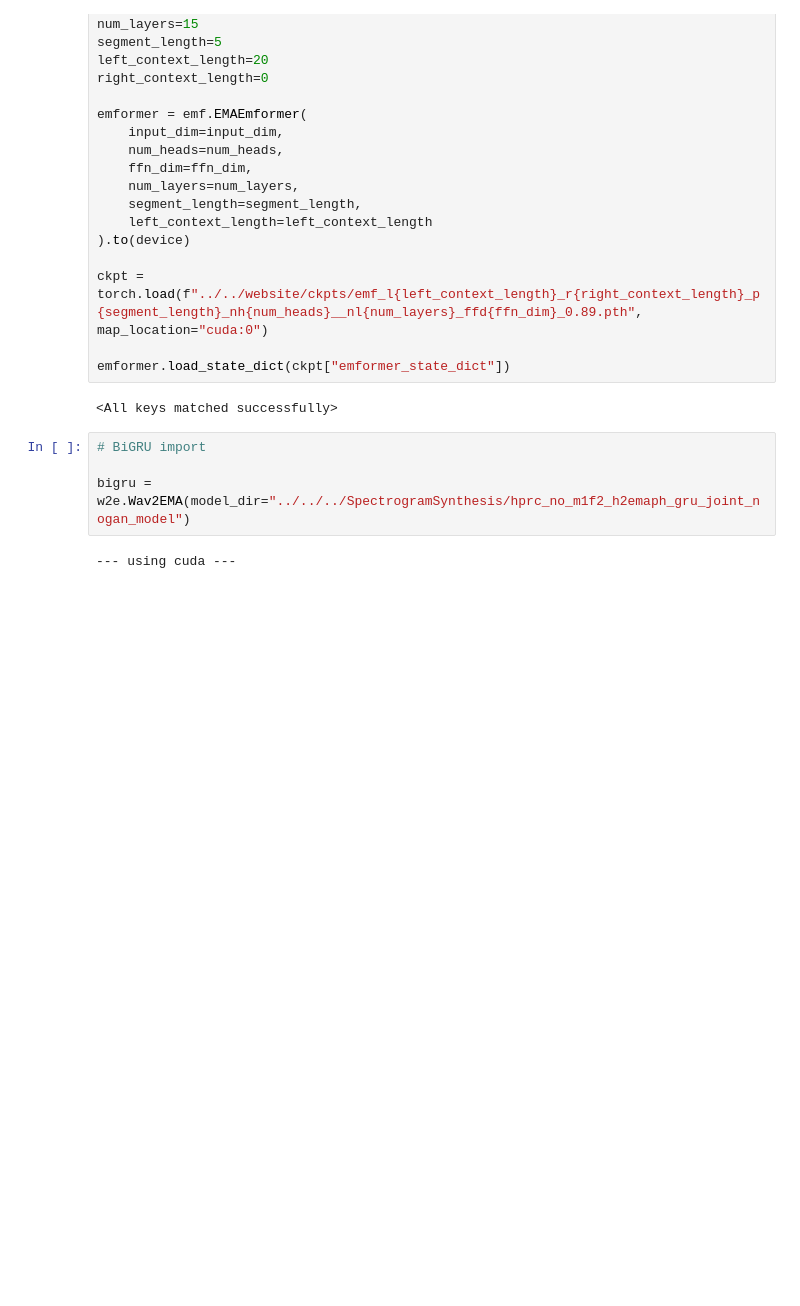
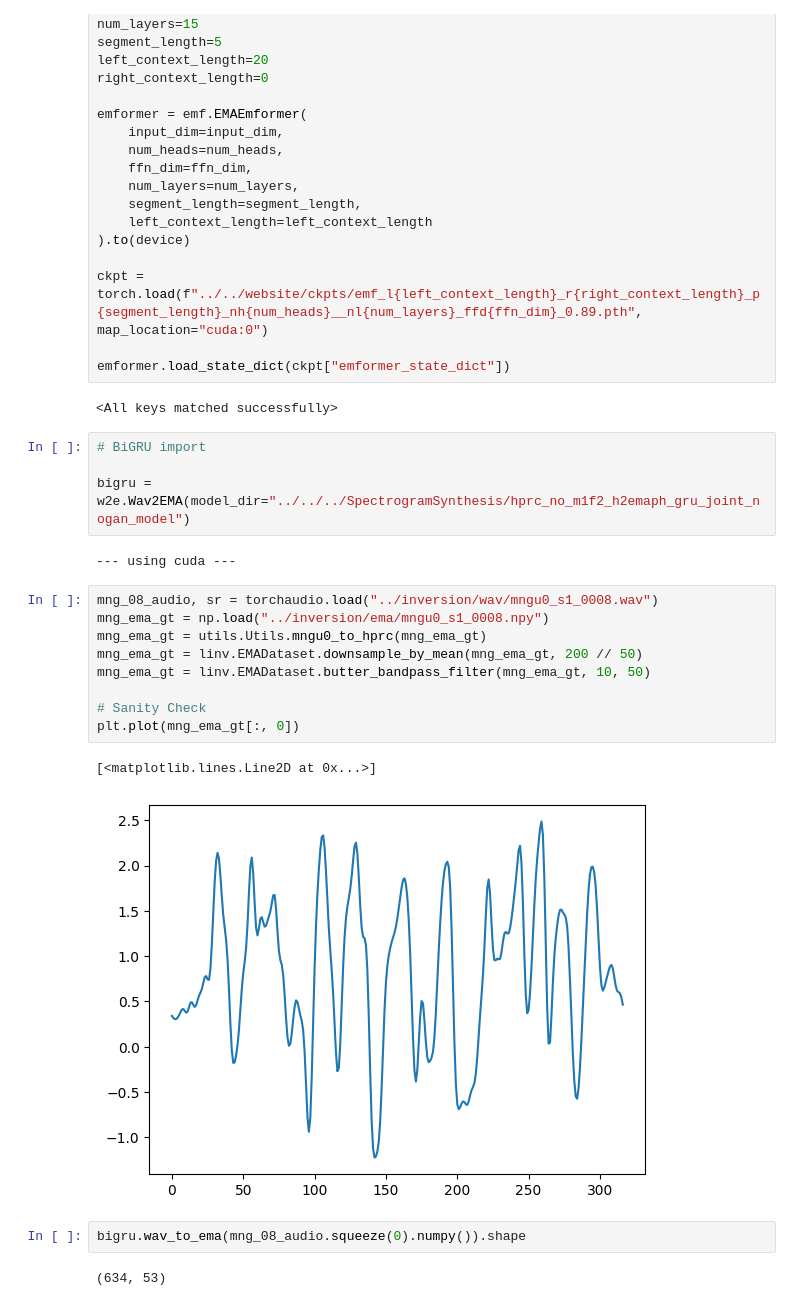
Before and after one commit to tejasprabhune/wav2avatar, a Jupyter notebook: wav2avatar/streaming/paper_testing.ipynb, the cells around one changed output. Cells and saved outputs as stored; diff of their text form; blank space fills up the shorter version.

```diff
--- a/wav2avatar/streaming/paper_testing.ipynb
+++ b/wav2avatar/streaming/paper_testing.ipynb
@@ -38,3 +46,19 @@ emformer.load_state_dict(ckpt["emformer_state_dict"])
 bigru = w2e.Wav2EMA(model_dir="../../../SpectrogramSynthesis/hprc_no_m1f2_h2emaph_gru_joint_nogan_model")
 # %% [output]
 --- using cuda ---
+# %%
+mng_08_audio, sr = torchaudio.load("../inversion/wav/mngu0_s1_0008.wav")
+mng_ema_gt = np.load("../inversion/ema/mngu0_s1_0008.npy")
+mng_ema_gt = utils.Utils.mngu0_to_hprc(mng_ema_gt)
+mng_ema_gt = linv.EMADataset.downsample_by_mean(mng_ema_gt, 200 // 50)
+mng_ema_gt = linv.EMADataset.butter_bandpass_filter(mng_ema_gt, 10, 50)
+
+# Sanity Check
+plt.plot(mng_ema_gt[:, 0])
+# %% [output]
+[<matplotlib.lines.Line2D at 0x...>]
+[figure, added]
+# %%
+bigru.wav_to_ema(mng_08_audio.squeeze(0).numpy()).shape
+# %% [output]
+(634, 53)
```
Also changed, not shown: parts of 1 cell of this notebook, 3 other files.
